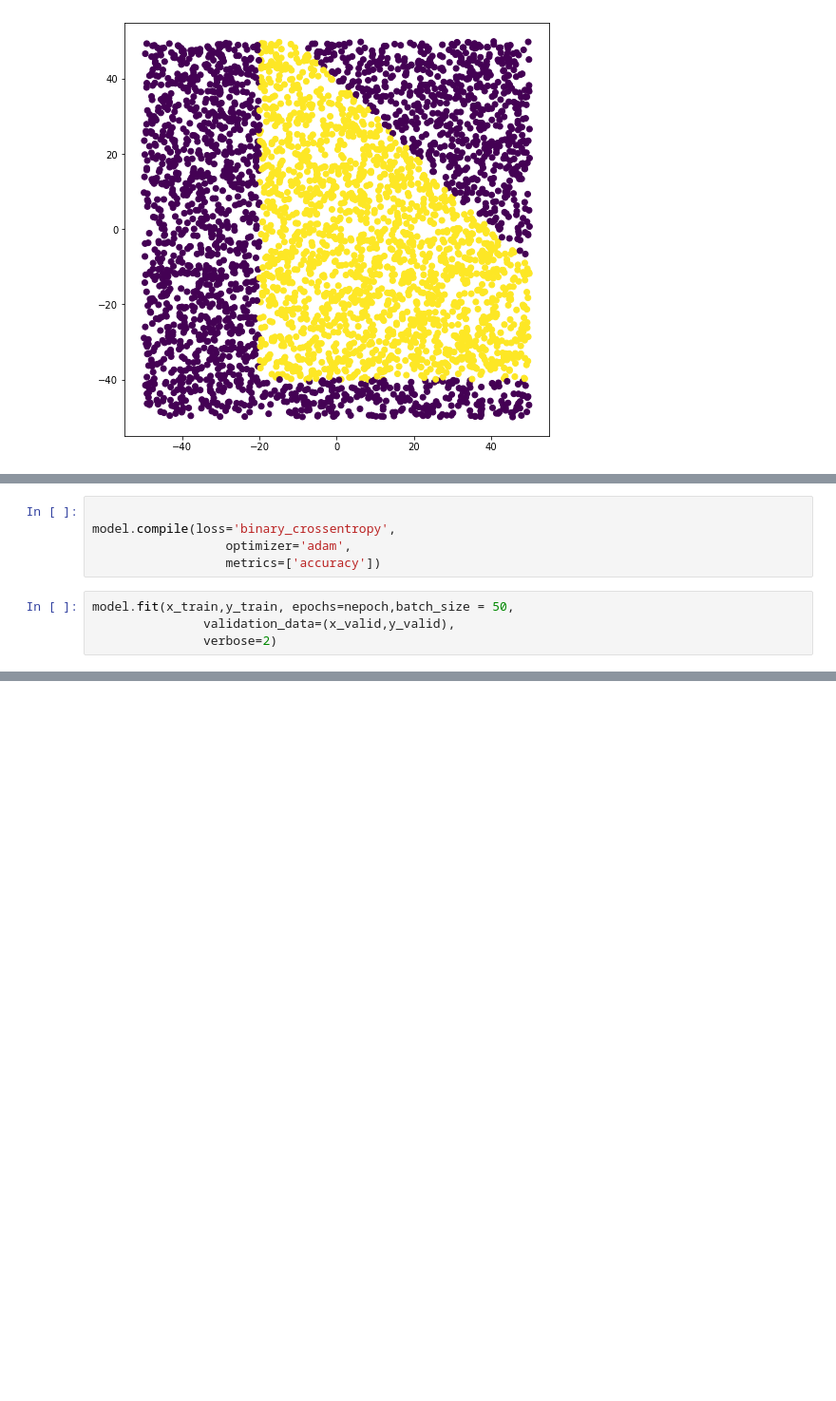
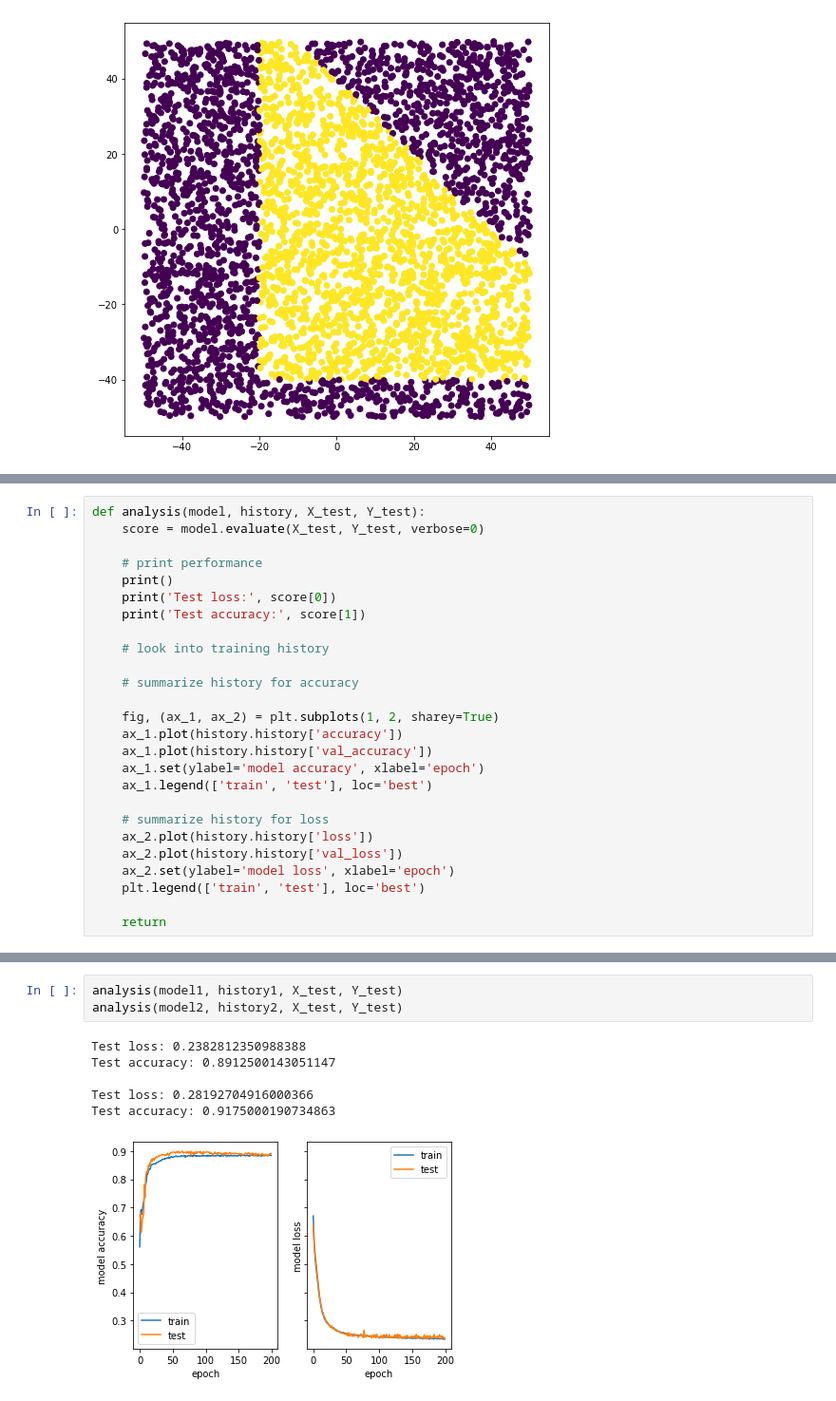
Before and after one commit to emersonvero/LoCP2, a Jupyter notebook: 02_DNN/Emerson_Draft.ipynb, the cells around one changed output, grey strips where cells are left out. Shown at 95% size. Cells and saved outputs as stored; diff of their text form; blank space fills up the shorter version.

```diff
--- a/02_DNN/Emerson_Draft.ipynb
+++ b/02_DNN/Emerson_Draft.ipynb
@@ -205,9 +189,0 @@ TypeError: 'Text' object is not callable
-# %%
-
-model.compile(loss='binary_crossentropy',
-                  optimizer='adam',
-                  metrics=['accuracy'])
-# %%
-model.fit(x_train,y_train, epochs=nepoch,batch_size = 50,
-               validation_data=(x_valid,y_valid),
-               verbose=2)
@@ -247,0 +190,26 @@ plt.show
+# %%
+def analysis(model, history, X_test, Y_test):
+    score = model.evaluate(X_test, Y_test, verbose=0)
+
+    # print performance
+    print()
+    print('Test loss:', score[0])
+    print('Test accuracy:', score[1])
+
+    # look into training history
+
+    # summarize history for accuracy
+
+    fig, (ax_1, ax_2) = plt.subplots(1, 2, sharey=True)
+    ax_1.plot(history.history['accuracy'])
+    ax_1.plot(history.history['val_accuracy'])
+    ax_1.set(ylabel='model accuracy', xlabel='epoch')
+    ax_1.legend(['train', 'test'], loc='best')
+
+    # summarize history for loss
+    ax_2.plot(history.history['loss'])
+    ax_2.plot(history.history['val_loss'])
+    ax_2.set(ylabel='model loss', xlabel='epoch')
+    plt.legend(['train', 'test'], loc='best')
+
+    return
@@ -247,0 +222,10 @@ plt.show
+# %%
+analysis(model1, history1, X_test, Y_test)
+analysis(model2, history2, X_test, Y_test)
+# %% [output]
+Test loss: 0.2382812350988388
+Test accuracy: 0.8912500143051147
+
+Test loss: 0.28192704916000366
+Test accuracy: 0.9175000190734863
+[figure, added]
```
Also changed, not shown: parts of 11 cells of this notebook.
